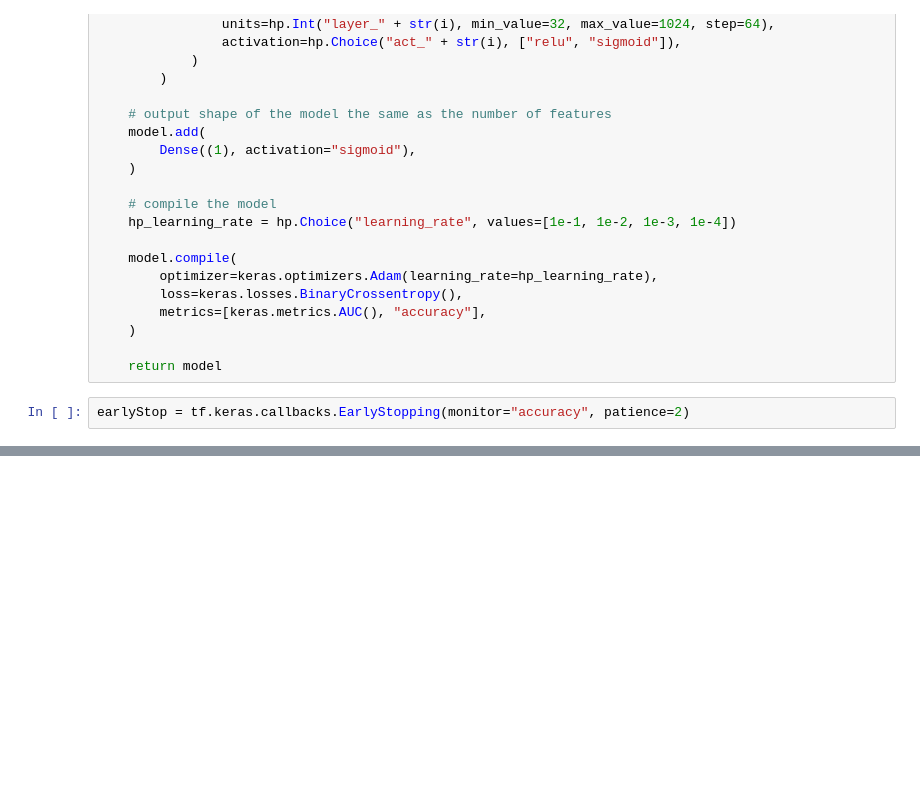
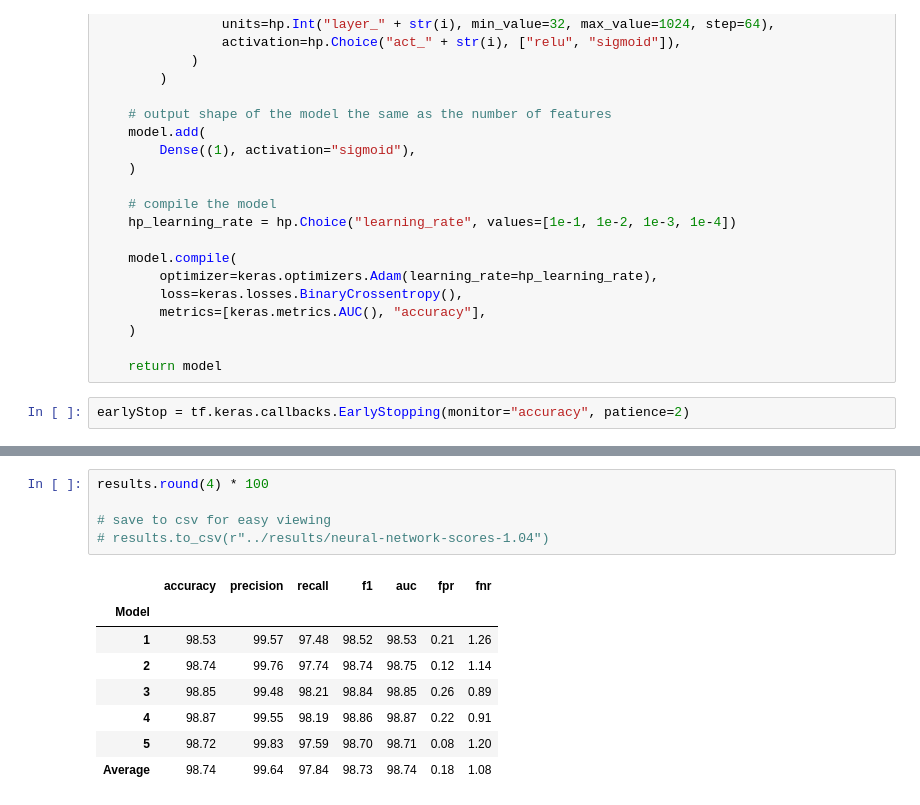
Before and after one commit to JackGreenaway/final_project, a Jupyter notebook: models/neural-network.ipynb, the cells around one changed output, grey strips where cells are left out. Drawn from its saved outputs; the diff is of its cells as text; blank space fills up the shorter version.

```diff
--- a/models/neural-network.ipynb
+++ b/models/neural-network.ipynb
@@ -118,0 +218,14 @@ fig.legend()
+# %%
+results.round(4) * 100
+
+# save to csv for easy viewing
+# results.to_csv(r"../results/neural-network-scores-1.04")
+# %% [output]
+|  | accuracy | precision | recall | f1 | auc | fpr | fnr |
+| Model |  |  |  |  |  |  |  |
+| 1 | 98.53 | 99.57 | 97.48 | 98.52 | 98.53 | 0.21 | 1.26 |
+| 2 | 98.74 | 99.76 | 97.74 | 98.74 | 98.75 | 0.12 | 1.14 |
+| 3 | 98.85 | 99.48 | 98.21 | 98.84 | 98.85 | 0.26 | 0.89 |
+| 4 | 98.87 | 99.55 | 98.19 | 98.86 | 98.87 | 0.22 | 0.91 |
+| 5 | 98.72 | 99.83 | 97.59 | 98.70 | 98.71 | 0.08 | 1.20 |
+| Average | 98.74 | 99.64 | 97.84 | 98.73 | 98.74 | 0.18 | 1.08 |
```
Also changed, not shown: parts of 12 cells of this notebook, 4 other files.
